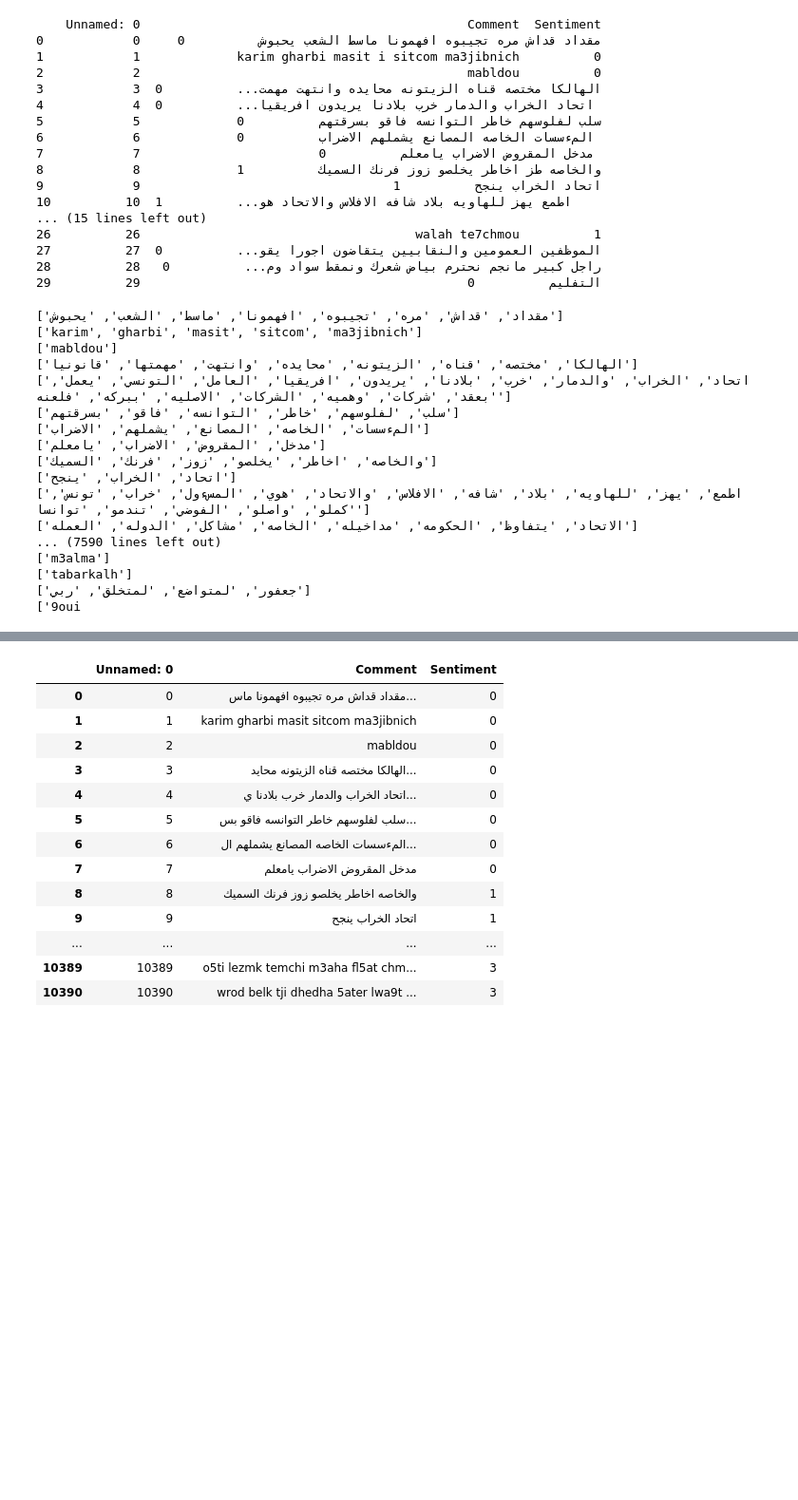
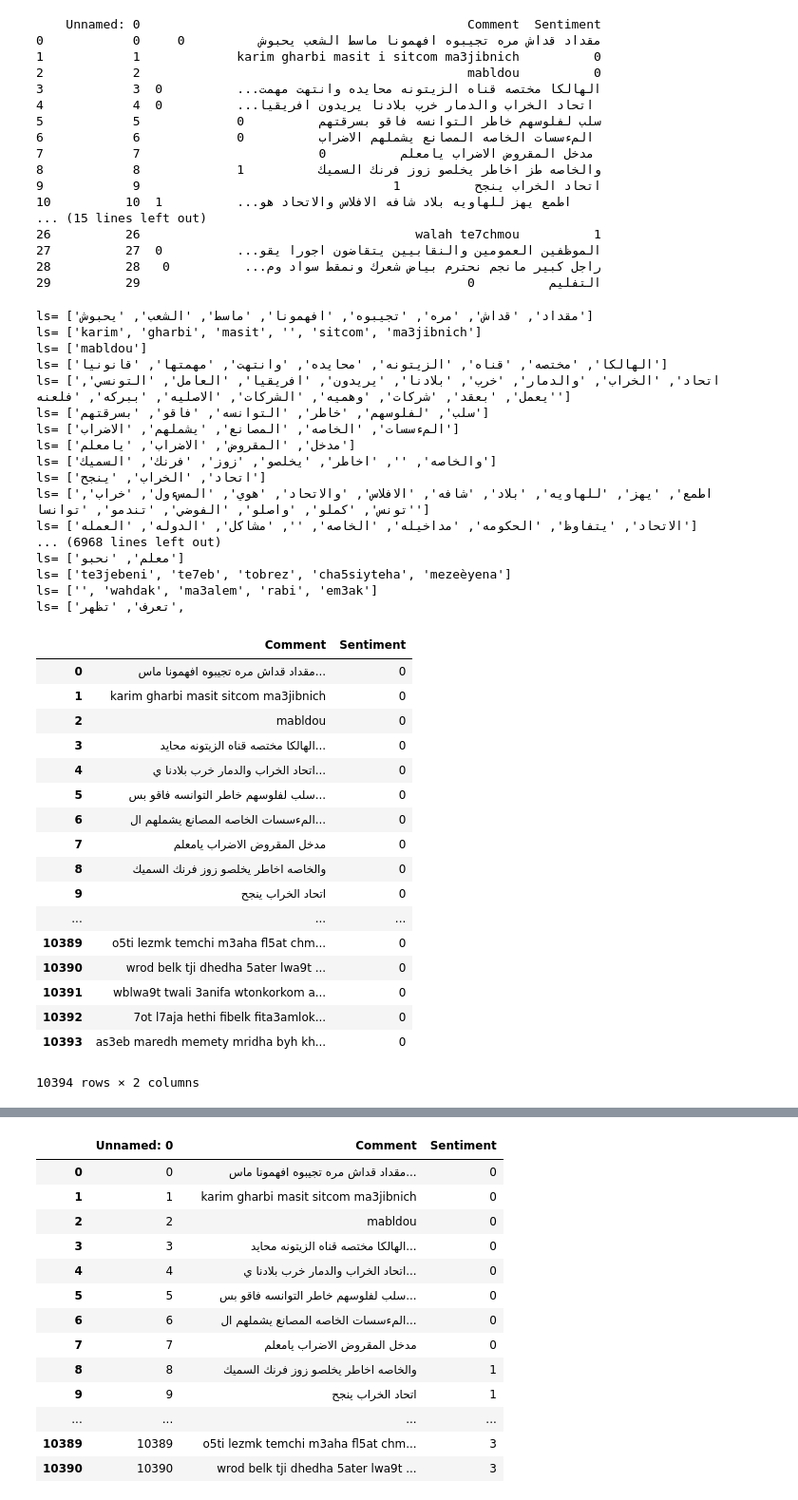
Before and after one commit to SBSsbs/Sentiment-analysis-project, a Jupyter notebook: Tunisian Dialect Sentiment Analysis - DL algorithms.ipynb, the cells around one changed output, grey strips where cells are left out. Shown at 95% size. Drawn from its saved outputs; the diff is of its cells as text; code cells hidden in the pictures; blank space fills up the shorter version.

```diff
--- a/Tunisian Dialect Sentiment Analysis - DL algorithms.ipynb
+++ b/Tunisian Dialect Sentiment Analysis - DL algorithms.ipynb
@@ -37,7 +37,7 @@ for ind in data1.index:
     for i in range(len(ls)):
         if ls[i].isdecimal()==True or len(ls[i])<3:
             ls[i]=''
-    print (ls)
+    print ('ls=',ls)
     s=''
     for j in range(len(ls)):
         if ls[j]!='':
@@ -45,20 +45,41 @@ for ind in data1.index:
     #print(s)
     df.loc[ind]=[s,0]
 # %% [output]
-['مقداد', 'قداش', 'مره', 'تجيبوه', 'افهمونا', 'ماسط', 'الشعب', 'يحبوش']
-['karim', 'gharbi', 'masit', 'sitcom', 'ma3jibnich']
-['mabldou']
-['الهالكا', 'مختصه', 'قناه', 'الزيتونه', 'محايده', 'وانتهت', 'مهمتها', 'قانونيا']
-['اتحاد', 'الخراب', 'والدمار', 'خرب', 'بلادنا', 'يريدون', 'افريقيا', 'العامل', 'التونسي', 'يعمل', 'بعقد', 'شركات', 'وهميه', 'الشركات', 'الاصليه', 'ببركه', 'فلعنه']
-['سلب', 'لفلوسهم', 'خاطر', 'التوانسه', 'فاقو', 'بسرقتهم']
-['المءسسات', 'الخاصه', 'المصانع', 'يشملهم', 'الاضراب']
-['مدخل', 'المقروض', 'الاضراب', 'يامعلم']
-['والخاصه', 'اخاطر', 'يخلصو', 'زوز', 'فرنك', 'السميك']
-['اتحاد', 'الخراب', 'ينجح']
-['اطمع', 'يهز', 'للهاويه', 'بلاد', 'شافه', 'الافلاس', 'والاتحاد', 'هوي', 'المسءول', 'خراب', 'تونس', 'كملو', 'واصلو', 'الفوضي', 'تندمو', 'توانسا']
-['الاتحاد', 'يتفاوظ', 'الحكومه', 'مداخيله', 'الخاصه', 'مشاكل', 'الدوله', 'العمله']
-... (7590 lines left out)
-['m3alma']
-['tabarkalh']
-['جعفور', 'لمتواضع', 'لمتخلق', 'ربي']
-['9oui
+ls= ['مقداد', 'قداش', 'مره', 'تجيبوه', 'افهمونا', 'ماسط', 'الشعب', 'يحبوش']
+ls= ['karim', 'gharbi', 'masit', '', 'sitcom', 'ma3jibnich']
+ls= ['mabldou']
+ls= ['الهالكا', 'مختصه', 'قناه', 'الزيتونه', 'محايده', 'وانتهت', 'مهمتها', 'قانونيا']
+ls= ['اتحاد', 'الخراب', 'والدمار', 'خرب', 'بلادنا', 'يريدون', 'افريقيا', 'العامل', 'التونسي', 'يعمل', 'بعقد', 'شركات', 'وهميه', 'الشركات', 'الاصليه', 'ببركه', 'فلعنه']
+ls= ['سلب', 'لفلوسهم', 'خاطر', 'التوانسه', 'فاقو', 'بسرقتهم']
+ls= ['المءسسات', 'الخاصه', 'المصانع', 'يشملهم', 'الاضراب']
+ls= ['مدخل', 'المقروض', 'الاضراب', 'يامعلم']
+ls= ['والخاصه', '', 'اخاطر', 'يخلصو', 'زوز', 'فرنك', 'السميك']
+ls= ['اتحاد', 'الخراب', 'ينجح']
+ls= ['اطمع', 'يهز', 'للهاويه', 'بلاد', 'شافه', 'الافلاس', 'والاتحاد', 'هوي', 'المسءول', 'خراب', 'تونس', 'كملو', 'واصلو', 'الفوضي', 'تندمو', 'توانسا']
+ls= ['الاتحاد', 'يتفاوظ', 'الحكومه', 'مداخيله', 'الخاصه', '', 'مشاكل', 'الدوله', 'العمله']
+... (6968 lines left out)
+ls= ['معلم', 'نحبو']
+ls= ['te3jebeni', 'te7eb', 'tobrez', 'cha5siyteha', 'mezeèyena']
+ls= ['', 'wahdak', 'ma3alem', 'rabi', 'em3ak']
+ls= ['تعرف', 'تظهر',
+# %%
+df
+# %% [output]
+|  | Comment | Sentiment |
+| 0 | مقداد قداش مره تجيبوه افهمونا ماس... | 0 |
+| 1 | karim gharbi masit sitcom ma3jibnich | 0 |
+| 2 | mabldou | 0 |
+| 3 | الهالكا مختصه قناه الزيتونه محايد... | 0 |
+| 4 | اتحاد الخراب والدمار خرب بلادنا ي... | 0 |
+| 5 | سلب لفلوسهم خاطر التوانسه فاقو بس... | 0 |
+| 6 | المءسسات الخاصه المصانع يشملهم ال... | 0 |
+| 7 | مدخل المقروض الاضراب يامعلم | 0 |
+| 8 | والخاصه اخاطر يخلصو زوز فرنك السميك | 0 |
+| 9 | اتحاد الخراب ينجح | 0 |
+| ... | ... | ... |
+| 10389 | o5ti lezmk temchi m3aha fl5at chm... | 0 |
+| 10390 | wrod belk tji dhedha 5ater lwa9t ... | 0 |
+| 10391 | wblwa9t twali 3anifa wtonkorkom a... | 0 |
+| 10392 | 7ot l7aja hethi fibelk fita3amlok... | 0 |
+| 10393 | as3eb maredh memety mridha byh kh... | 0 |
+10394 rows × 2 columns
```
Also changed, not shown: parts of 1 cell of this notebook, 10 other files.
